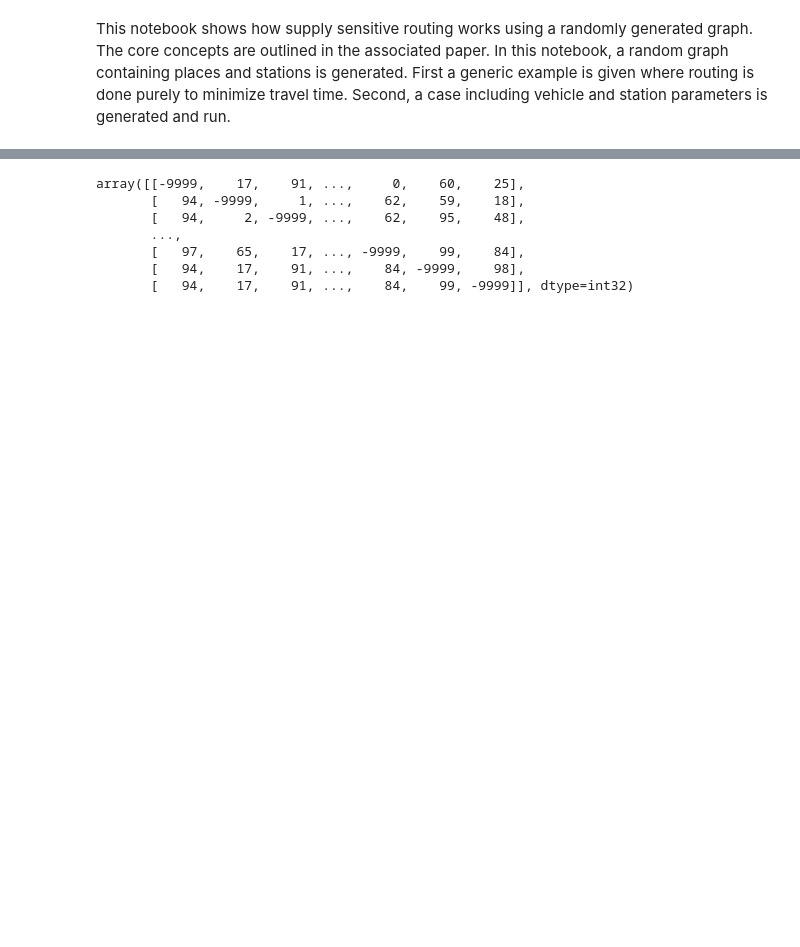
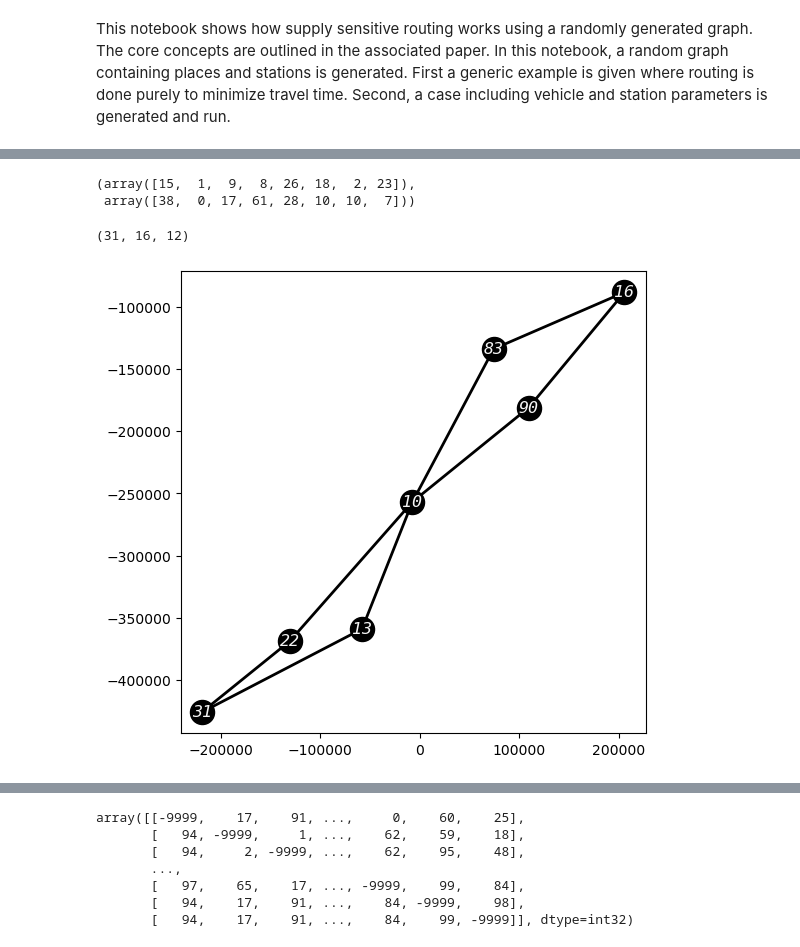
Before and after one commit to airabino/charger_network_analysis, a Jupyter notebook: Floyd_Warshall.ipynb, the cells around one changed output, grey strips where cells are left out. Drawn from its saved outputs; the diff is of its cells as text; code cells hidden in the pictures; blank space fills up the shorter version.

Commit message:
Aaron 6/28/2024 1: Floyd Warshall - Update

```diff
--- a/Floyd_Warshall.ipynb
+++ b/Floyd_Warshall.ipynb
@@ -29,8 +29,8 @@ deep_reload(src)
 
 # Parameters for graph creation
 seed = 125396749 # RNG seed [-]
-n = 15 # Number of places [-]
-m = 85 # Number of stations [-]
+n = 150 # Number of places [-]
+m = 485 # Number of stations [-]
 speeds = [105 / 3.6] # Set of speeds to be assigned to links [m/s]
 chargers = list(range(10)) # Set of numbers of chargers to be assigned to stations [-]
 scale = (1e6, 1e6) # Scale of the area on which the graph is generated ([m], [m])
@@ -70,0 +192,70 @@ array([[   0.        ,           inf,           inf, ..., 6295.49467068,
+# %%
+origin, destination
+# %% [output]
+(array([15,  1,  9,  8, 26, 18,  2, 23]),
+ array([38,  0, 17, 61, 28, 10, 10,  7]))
+# %%
+deep_reload(src)
+
+n = len(adjacency)
+
+origin =  np.random.randint(0, n)
+destination = np.random.randint(0, n)
+
+edges = src.floyd_warshall.recover_tree(opt_pred, origin, [destination], [])
+
+origin, destination, len(edges)
+# %% [output]
+(31, 16, 12)
+# %%
+fig, ax = plt.subplots(1, 1, figsize = (6, 6))
+
+tree = nx.DiGraph()
+tree.add_edges_from(edges)
+
+names = [k for k in graph.nodes()]
+
+for source, node in tree._node.items():
+
+    data = graph._node[names[source]]
+
+    for key, value in data.items():
+
+        node[key] = value
+
+kw = {
+    # 'show_links': False,
+    'scatter': {
+        's': 300,
+        'ec': 'k',
+        'fc': 'k',
+        'zorder': 4,
+    },
+    'plot': {
+        'lw': 2,
+        'color': 'k',
+    },
+}
+
+src.figures.plot_graph(tree, ax = ax, **kw)
+
+x = [n['x'] for n in tree._node.values()]
+y = [n['y'] for n in tree._node.values()]
+y = [n['y'] for n in tree._node.values()]
+n = [f'{n}' for n in tree.nodes]
+
+kw = {
+    'zorder': 5,
+    'horizontalalignment': 'center',
+    'verticalalignment': 'center',
+    'fontstyle': 'italic',
+    'fontsize': 'large',
+    'fontfamily': 'monospace',
+    'color': 'whitesmoke',
+}
+
+for idx in range(len(n)):
+
+    ax.text(x[idx], y[idx], n[idx], **kw)
+# %% [output]
+[figure, added]
```
Also changed, not shown: parts of 20 cells of this notebook, 1 other file.
